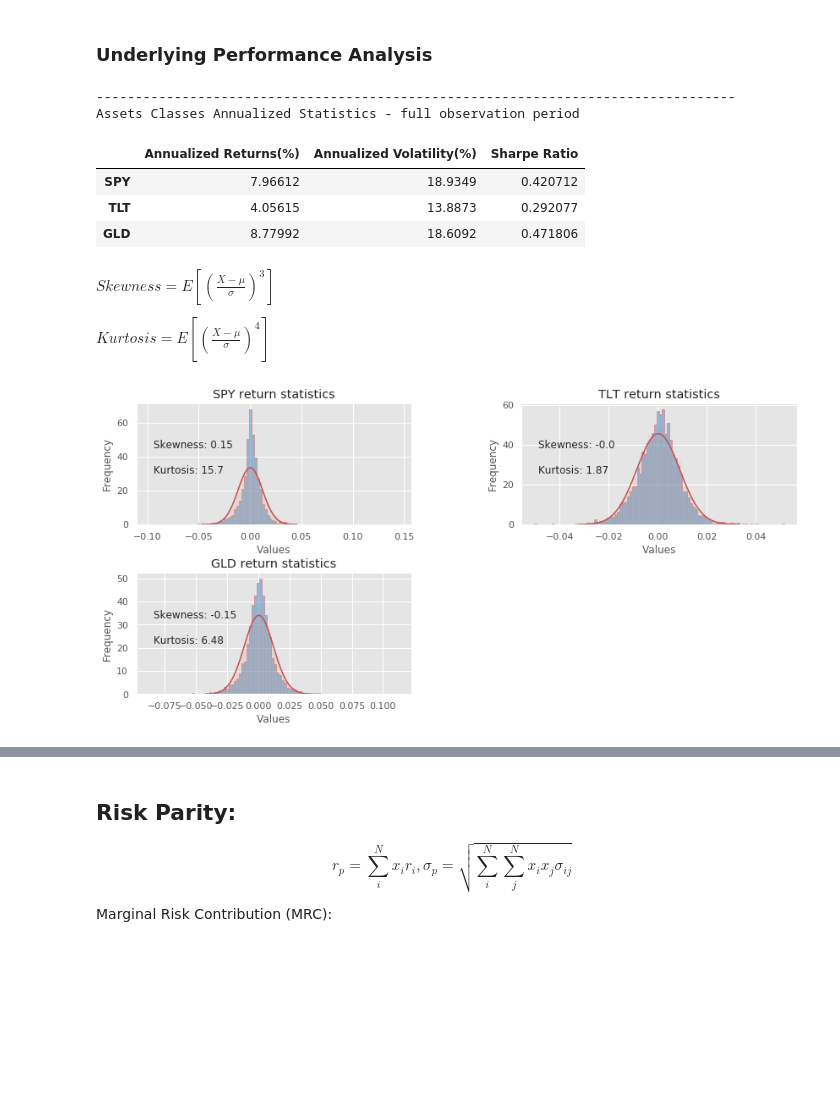
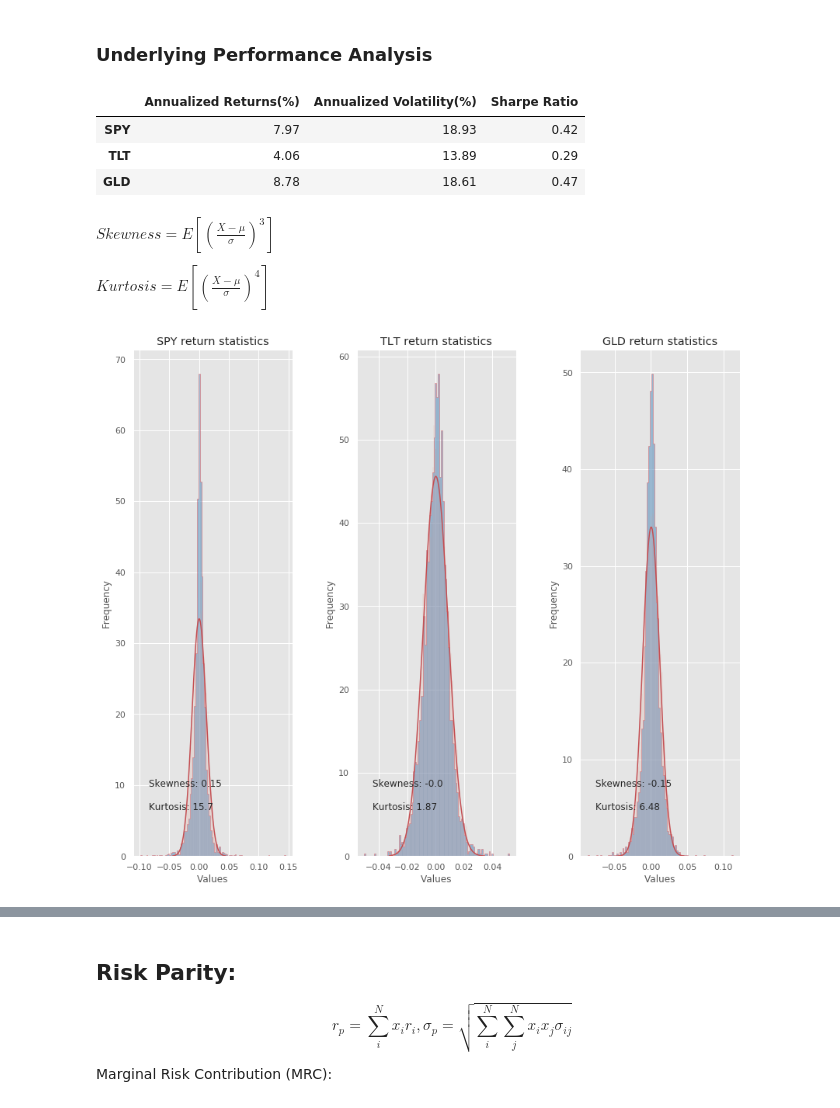
Before and after one commit to wrk1231/EqualCapitalVSEqualRisk, a Jupyter notebook: EqualCapitalVSEqualRisk.ipynb, the cells around one changed output, grey strips where cells are left out. Drawn from its saved outputs; the diff is of its cells as text; code cells hidden in the pictures; blank space fills up the shorter version.

```diff
--- a/EqualCapitalVSEqualRisk.ipynb
+++ b/EqualCapitalVSEqualRisk.ipynb
@@ -12,7 +20,10 @@ Requirement already satisfied: urllib3<1.25,>=1.21.1 in /usr/local/lib/python3.6
 # %%
 MY_API_KEY = 'J4PS1W9LI8IL0E97'
 ENDDATE = '2019-10-01'
-
+ONEYEARDAYS = 252
+outputsize = (14,12)
+output_dpi = 200
 from alpha_vantage.timeseries import TimeSeries
 from datetime import datetime
 from datetime import timedelta
+import os
@@ -133,16 +142,13 @@ np.round(returns.corr(),2)
 ### Underlying Performance Analysis
 # %%
 stats = pd.DataFrame()
-stats['Annualized Returns(%)'] = returns.mean() * ONEYEARDAYS *100
-stats['Annualized Volatility(%)'] = returns.std() * np.sqrt(ONEYEARDAYS)*100
-stats['Sharpe Ratio'] = stats['Annualized Returns(%)'] /stats['Annualized Volatility(%)']
-print(82*'-')
-print('Assets Classes Annualized Statistics - full observation period')
+stats['Annualized Returns(%)'] = np.round(returns.mean() * ONEYEARDAYS *100,2)
+stats['Annualized Volatility(%)'] = np.round(returns.std() * np.sqrt(ONEYEARDAYS)*100,2)
+stats['Sharpe Ratio'] = np.round(stats['Annualized Returns(%)'] /stats['Annualized Volatility(%)'],2)
+# print('Assets Classes Annualized Statistics - full observation period')
 stats.style.bar(color=['red','green'], align='zero')
 # %% [output]
-----------------------------------------------------------------------------------
-Assets Classes Annualized Statistics - full observation period
 |  | Annualized Returns(%) | Annualized Volatility(%) | Sharpe Ratio |
-| SPY | 7.96612 | 18.9349 | 0.420712 |
-| TLT | 4.05615 | 13.8873 | 0.292077 |
-| GLD | 8.77992 | 18.6092 | 0.471806 |
+| SPY | 7.97 | 18.93 | 0.42 |
+| TLT | 4.06 | 13.89 | 0.29 |
+| GLD | 8.78 | 18.61 | 0.47 |
@@ -153,10 +163,10 @@ Assets Classes Annualized Statistics - full observation period
 # %%
 binsnumber = 100
 
-fig3, ax = plt.subplots(figsize=(14,10))
+fig3, ax = plt.subplots(figsize=outputsize)
 plt.subplots_adjust(hspace=.4,wspace=.4) # it adds space in between plots
 
-plt.subplot(321)
+plt.subplot(131)
 ax = plt.gca()
 
 ax.hist(returns['SPY'], bins=binsnumber, color='steelblue', density = True,
@@ -177,7 +187,7 @@ ax.set_title('SPY return statistics')
 
 
 #####################
-plt.subplot(322)
+plt.subplot(132)
 ax = plt.gca()
 
 ax.hist(returns['TLT'], bins=binsnumber, color='steelblue', density = True,
@@ -191,34 +201,34 @@ ax.plot(bins, 1/(sigma * np.sqrt(2 * np.pi)) * np.exp( - (bins - mu)**2 / (2 * s
 ax.annotate('Skewness: {}\n\nKurtosis: {}'.format(round(returns['TLT'].skew(),2),
                                                   round(returns['TLT'].kurtosis(),2)),
              xy=(10,20),xycoords = 'axes points',xytext =(20,60),fontsize=12)
 
 ax.set_xlabel('Values')
 ax.set_ylabel('Frequency')
 ax.set_title('TLT return statistics')
 
 
 #####################
-plt.subplot(323)
+plt.subplot(133)
 ax = plt.gca()
 
 ax.hist(returns['GLD'], bins=binsnumber, color='steelblue', density = True,
        alpha = 0.5, histtype ='stepfilled',edgecolor ='red' )
 
 sigma, mu = returns['GLD'].std(),returns['GLD'].mean() # mean and standard deviation
 s = np.random.normal(mu, sigma, 10000)
 count, bins, ignored = plt.hist(s, binsnumber, density=True, alpha = 0.1)
 ax.plot(bins, 1/(sigma * np.sqrt(2 * np.pi)) * np.exp( - (bins - mu)**2 / (2 * sigma**2) ), linewidth=1.5, color='r')
 
 ax.annotate('Skewness: {}\n\nKurtosis: {}'.format(round(returns['GLD'].skew(),2),
                                                   round(returns['GLD'].kurtosis(),2)),
              xy=(10,20),xycoords = 'axes points',xytext =(20,60),fontsize=12)
 
 ax.set_xlabel('Values')
 ax.set_ylabel('Frequency')
 ax.set_title('GLD return statistics')
 
 plt.show();
-# fig3.savefig('histos.png',dpi=fig3.dpi)
+fig3.savefig('histos.png',dpi=output_dpi)
 # %% [output]
-[figure, old version]
+[figure, new version]
 # %%
```
Also changed, not shown: parts of 56 cells of this notebook.
